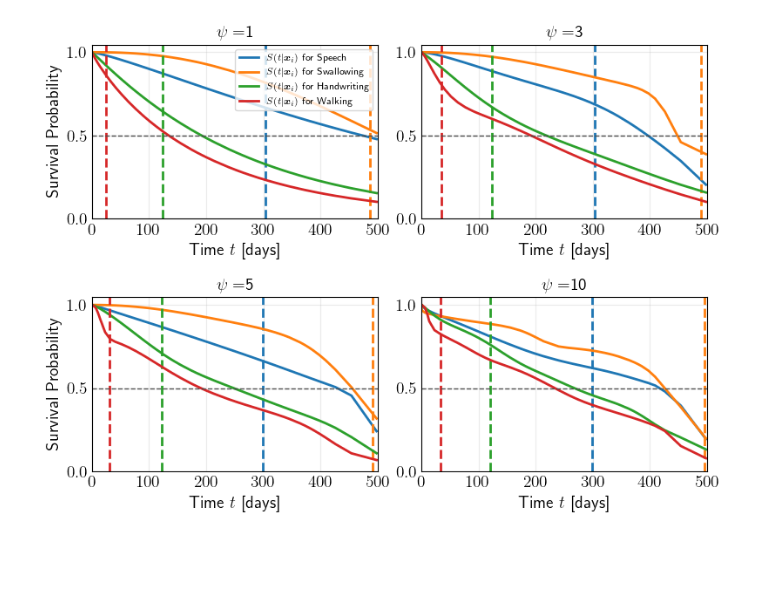
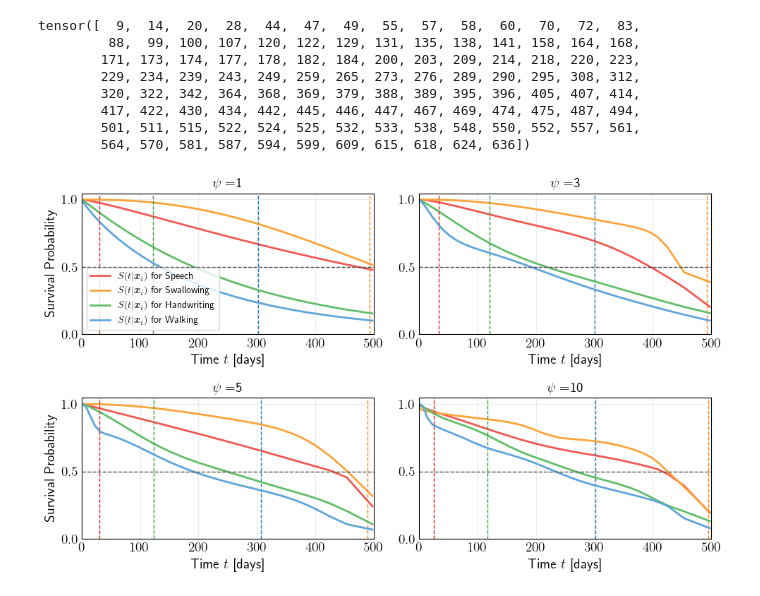
Before and after one commit to thecml/mensa, a Jupyter notebook: notebooks/plot_isd_mixtures.ipynb, the cells around one changed output. Drawn from its saved outputs; the diff is of its cells as text; code cells hidden in the pictures; blank space fills up the shorter version.

Commit message:
Updated settings. Improved plot graphics

```diff
--- a/notebooks/plot_isd_mixtures.ipynb
+++ b/notebooks/plot_isd_mixtures.ipynb
@@ -101,3 +69,10 @@ Early stopping at iteration 87, best valid loss: 12.75147849990642
+# %%
+trained_models = []
+for n_dists in [1, 3, 5, 10]:
+    # Load model
+    path = Path.joinpath(cfg.MODELS_DIR, f"mensa_proact_me_{n_dists}_dists.pkl")
+    model = joblib.load(path)
+    trained_models.append(model)
 # %%
 trained_model_preds = []
 for model in trained_models:
@@ -107,6 +82,19 @@ for model in trained_models:
         model_preds = pd.DataFrame(model_preds, columns=time_bins.cpu().numpy())
         all_preds.append(model_preds)
     trained_model_preds.append(all_preds)
+# %%
+target_row = torch.tensor([1, 1, 1, 1])
+matches = (test_dict['E'] == target_row).all(dim=1)
+torch.where(matches)[0]
+# %% [output]
+tensor([  9,  14,  20,  28,  44,  47,  49,  55,  57,  58,  60,  70,  72,  83,
+         88,  99, 100, 107, 120, 122, 129, 131, 135, 138, 141, 158, 164, 168,
+        171, 173, 174, 177, 178, 182, 184, 200, 203, 209, 214, 218, 220, 223,
+        229, 234, 239, 243, 249, 259, 265, 273, 276, 289, 290, 295, 308, 312,
+        320, 322, 342, 364, 368, 369, 379, 388, 389, 395, 396, 405, 407, 414,
+        417, 422, 430, 434, 442, 445, 446, 447, 467, 469, 474, 475, 487, 494,
+        501, 511, 515, 522, 524, 525, 532, 533, 538, 548, 550, 552, 557, 561,
+        564, 570, 581, 587, 594, 599, 609, 615, 618, 624, 636])
 # %%
 import matplotlib.pyplot as plt
 
@@ -114,8 +102,7 @@ from SurvivalEVAL import LifelinesEvaluator
 from SurvivalEVAL.Evaluations.util import predict_median_survival_time
 
 # Configure plot dimensions
-fig, axes = plt.subplots(2, 2, figsize=(8, 6), constrained_layout=True,
-                        gridspec_kw={'wspace': 0.1})
+fig, axes = plt.subplots(2, 2, figsize=(10, 6), constrained_layout=True)
 
 axes = axes.flatten()  # Flatten axes for easy indexing
 
@@ -157,41 +144,41 @@ for i, trained_model_pred in enumerate(trained_model_preds):
 
         # Plot the survival curves
         ax.plot(time_bins, mean_output, linewidth=2,
-                label=r"$S(t|\bm{x}_{i})$" + f" for {event_name}", color=f"C{j}")
+                label=r"$S(t|\bm{x}_{i})$" + f" for {event_name}", color=f"{TFColor[j]}")
 
         # Plot vertical lines if the event is observed
         if is_observed:
             jitter = np.random.uniform(-5, 5)
-            vline = ax.axvline(x=int(sample_tte) + jitter, linestyle="dashed", linewidth=2, color=f"C{j}")
+            vline = ax.axvline(x=int(sample_tte) + jitter, linestyle="dashed", linewidth=1, color=f"C{j}")
             # Store the vertical line handle and label separately
             vertical_line_handles.append(vline)
 
     # Add a horizontal dashed line at y=0.5
     ax.axhline(y=0.5, linestyle="dashed", linewidth=1, color="#4D4D4D")
 
     # Add labels and grid
     if i % 2 == 0:  # Add \( y \)-label only for the first column
         ax.set_ylabel("Survival Probability")
     ax.set_xlabel("Time $t$ [days]")
     ax.set_xlim((0, 500))
     ax.grid(True, alpha=0.25)
 
     # Set custom y-ticks to 1, 0.5, and 0
     ax.set_yticks([1, 0.5, 0])
 
     ax.tick_params(axis='y', which='both', length=0)
     ax.tick_params(axis='x', which='both', length=0)
 
     if i == 0:  # Add the legend only for the first subplot
-        ax.legend(loc="upper right", fontsize=8)
+        ax.legend(fontsize=10)
 
 # Adjust layout
 plt.tight_layout()
 
 # Save the plot (optional)
-plt.savefig(f"{cfg.RESULTS_DIR}/proact_isd_mixtures.pdf", format='pdf', bbox_inches='tight')
+plt.savefig(f"{cfg.PLOTS_DIR}/proact_isd_mixtures.pdf", format='pdf', bbox_inches='tight')
 
 # Show the plot
 plt.show()
 # %% [output]
-[figure, old version]
+[figure, new version]
```
Also changed, not shown: parts of 2 cells of this notebook, 11 other files.
